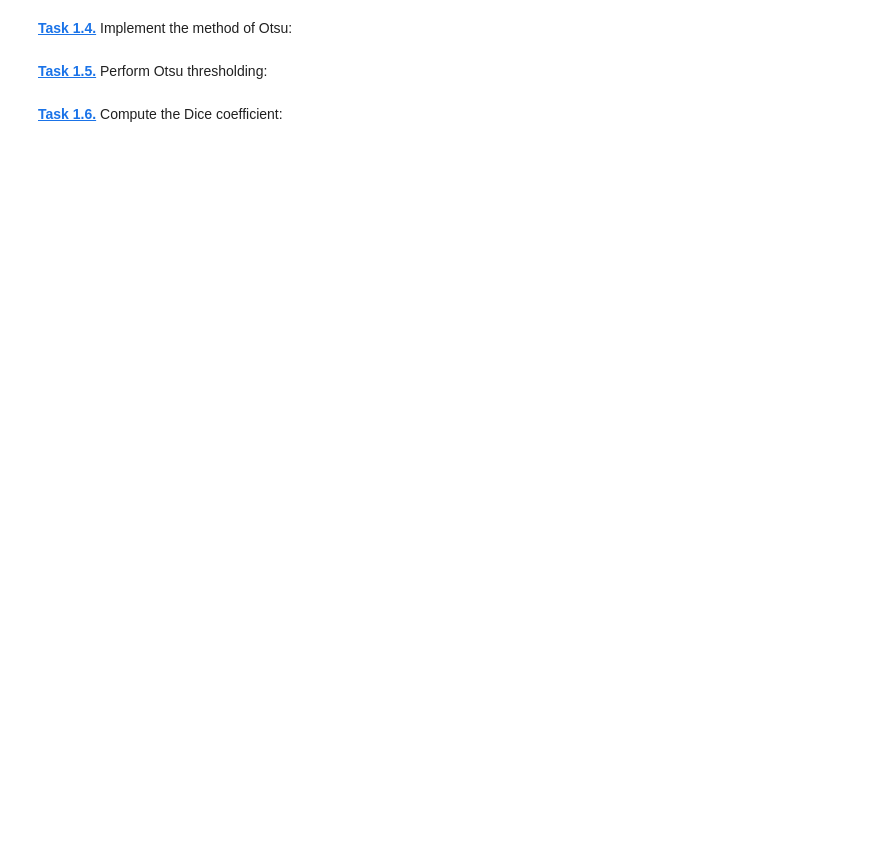
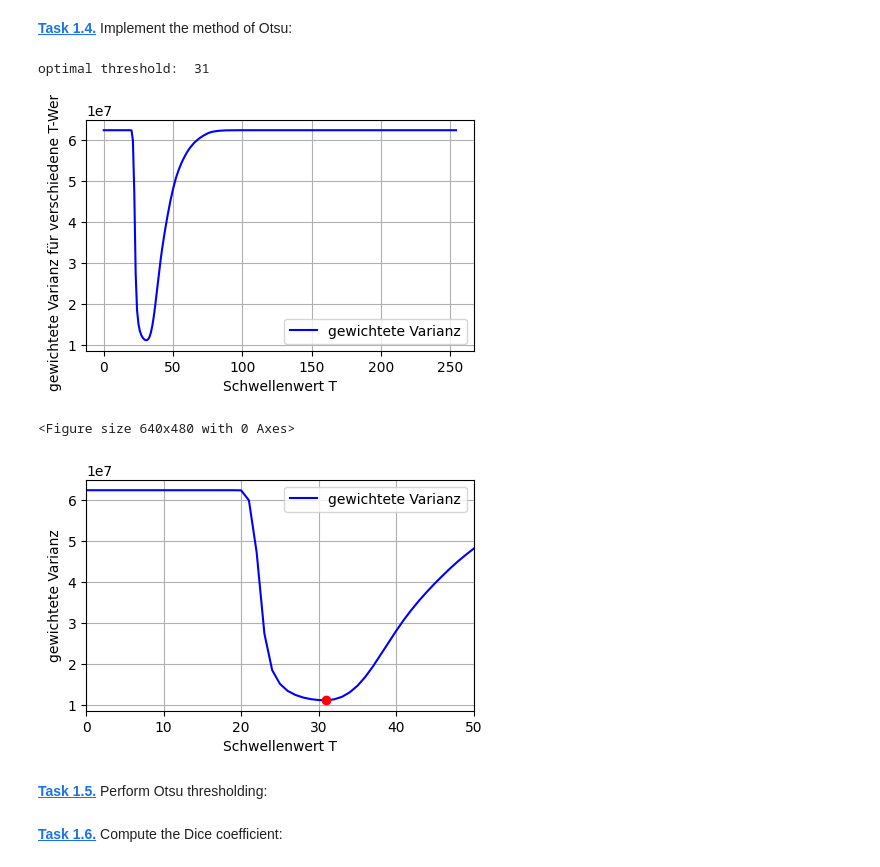
Before and after one commit to sarah-mnd/mobi-fs5-python, a Jupyter notebook: otsu.ipynb, the cells around one changed output. Saved outputs shown, nothing was run; the diff lists cells and outputs as text; code cells hidden in the pictures; blank space fills up the shorter version.

Commit message:
Lab Session 2 1 Otsu abgeschlossen

```diff
--- a/otsu.ipynb
+++ b/otsu.ipynb
@@ -31,4 +34,52 @@ plt.bar(range(256), h, width=1)
 # %% [markdown]
 **[Task 1.4.]()** Implement the method of Otsu:
+# %%
+#we want to find the perfect threshold intensity T which maximizes the in between class variance sigma^2
+#Otsu-Kriterium = Anzahl Pixel Klasse 1 * var(values) der Pixel [0,T-1] + Anzahl Pixel Klasse 2 * var(values) von [T,255]
+#Otsu-Kriterium = n_1*(T)
+#h = eindimensionaler Array mit Pixelwerten
+min_otsu_value = float('inf')
+optimal_T = 0
+variances = [] #gewichtete Varianzen für jedes T
+T_values = range(255) #alle möglichen Schwellenwerte
+for T in range(255):
+    class_1 = img8[img8 < T] #Pixel Hintergrund
+    class_2 = img8[img8 >= T] #Pixel Vordergrund
+    var_class_1 = np.var(class_1) if len(class_1) > 0 else 0 #Varianz Klasse 1, wenn List leer, auf 0 gesetzt
+    var_class_2 = np.var(class_2) if len(class_2) > 0 else 0 #Varianz Klasse 2
+    weighted_var = len(class_1) * var_class_1 + len(class_2) * var_class_2 #berechnet die Varianz mit dem gewählten T
+    variances.append(weighted_var)
+    if weighted_var < min_otsu_value:
+        min_otsu_value = weighted_var #speichert die niedrigste Varianz von allen getesteten T
+        optimal_T = T #speichert T der niedrigsten Varianz
+print("optimal threshold: ", optimal_T) #gibt den optimalen Schwellenwert nach Otsu aus
+# %% [output]
+optimal threshold:  31
+# %%
+#Schwellenwerte gegen die gewichtete Varianz plotten zur Überprüfung:
+plt.figure(figsize=(5,3))
+plt.plot(T_values, variances, label='gewichtete Varianz', color='blue')
+plt.xlabel('Schwellenwert T')
+plt.ylabel('gewichtete Varianz für verschiedene T-Werte')
+plt.legend()
+plt.grid(True)
+plt.show();
+plt.clf()
+plt.figure(figsize=(5,3))
+plt.plot(T_values, variances, label='gewichtete Varianz', color='blue')
+plt.xlabel('Schwellenwert T')
+plt.ylabel('gewichtete Varianz')
+plt.legend()
+plt.xlim(0,50)
+plt.grid(True)
+min_index = np.argmin(variances)  # Index des Minimums
+min_T = T_values[min_index]  # Schwellenwert T, bei dem das Minimum auftritt
+min_variance = variances[min_index]  # Der Wert der gewichteten Varianz bei diesem T
+plt.scatter(min_T, min_variance, color='red', zorder=5, label=f'Minimum bei T={min_T:.2f}')
+plt.show();
+# %% [output]
+[figure, added]
+<Figure size 640x480 with 0 Axes>
+[figure, added]
 # %% [markdown]
 **[Task 1.5.]()** Perform Otsu thresholding:
```
Also changed, not shown: parts of 4 cells of this notebook.
